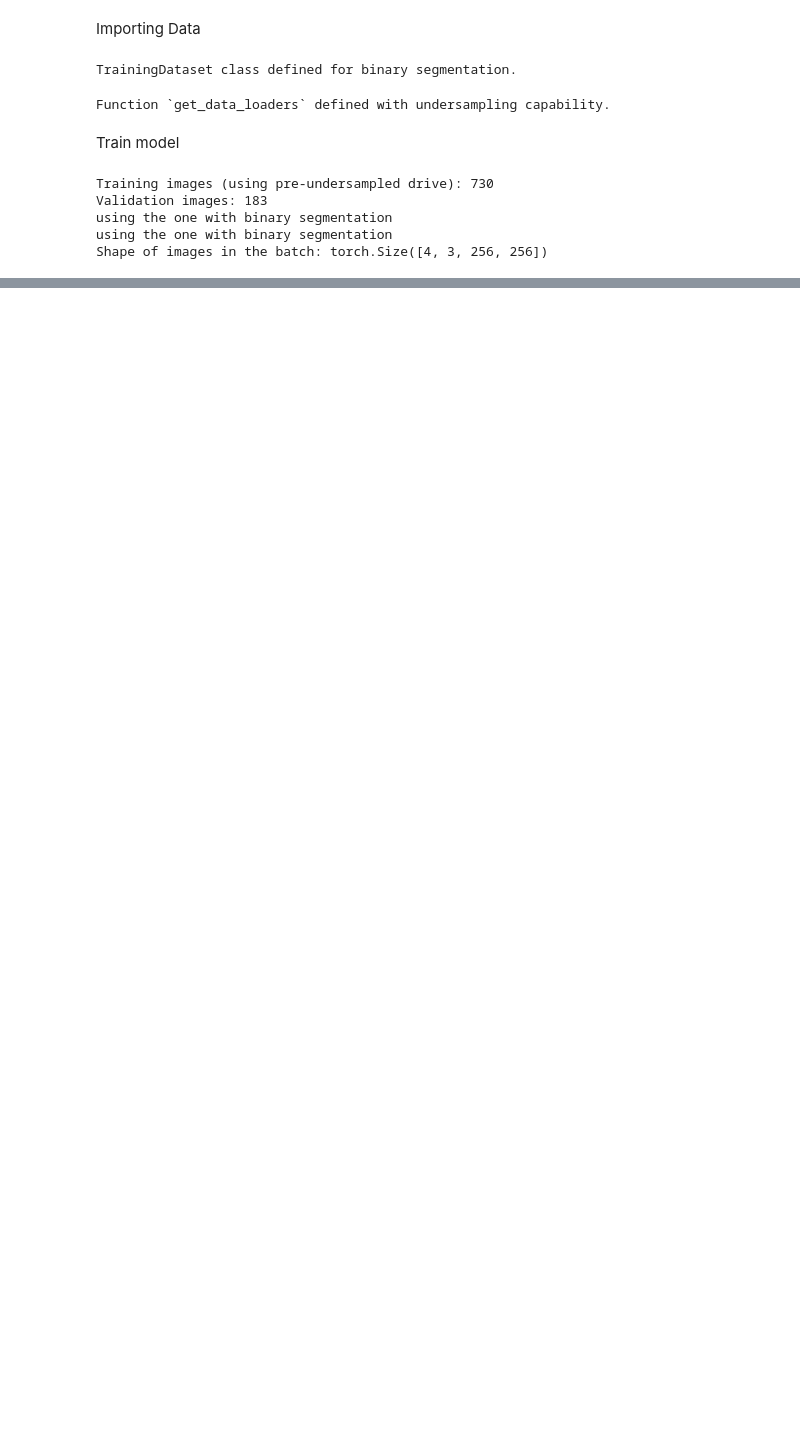
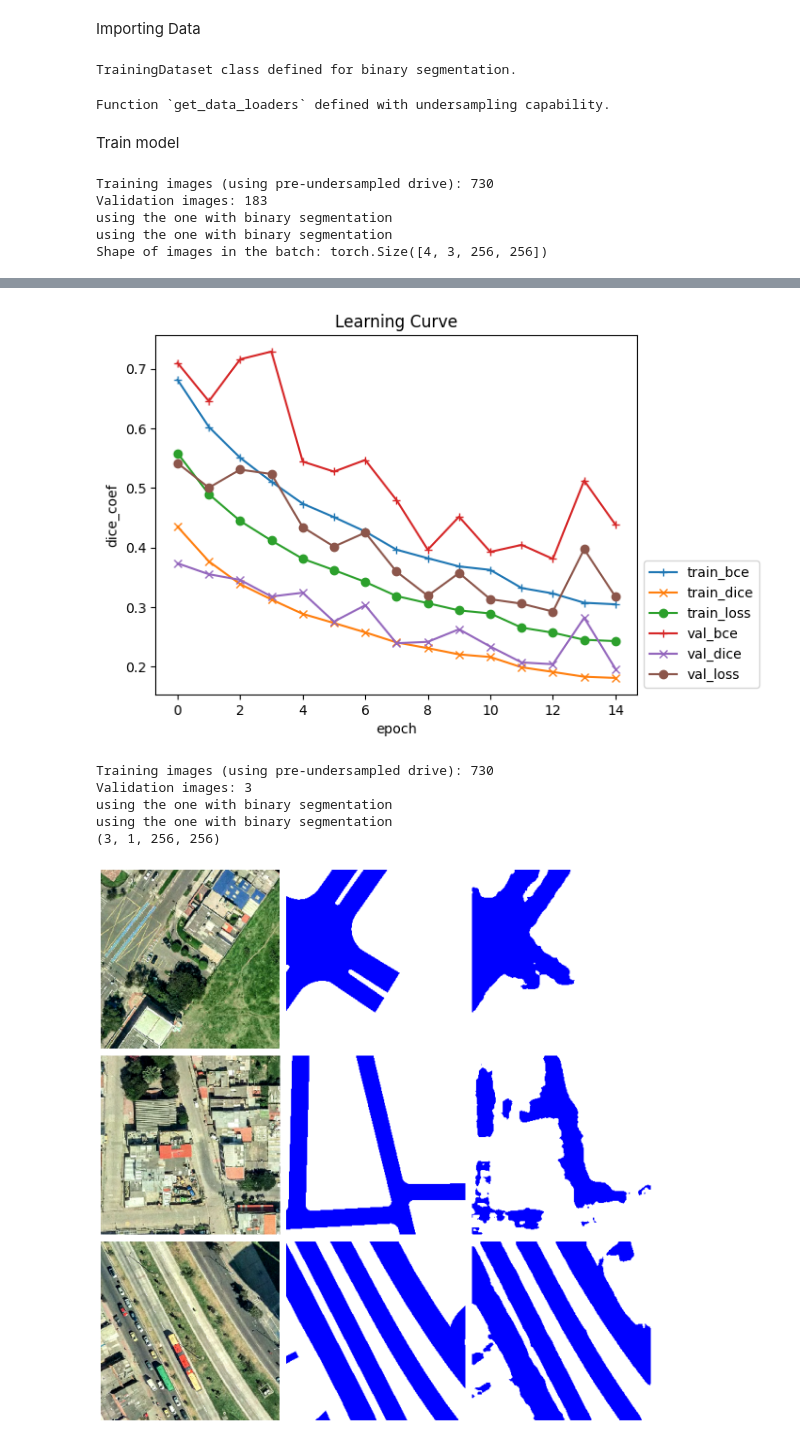
Before and after one commit to YWCat/segmentation-earthquake-damage-assessment, a Jupyter notebook: unet-roads.ipynb, the cells around one changed output, grey strips where cells are left out. Saved outputs shown, nothing was run; the diff lists cells and outputs as text; code cells hidden in the pictures; blank space fills up the shorter version.

```diff
--- a/unet-roads.ipynb
+++ b/unet-roads.ipynb
@@ -566,0 +494,65 @@ Epoch 0/4
+# %%
+from datetime import datetime
+from zoneinfo import ZoneInfo
+
+# Get the current time in a specific timezone (e.g., 'US/Pacific')
+tz = ZoneInfo('US/Pacific')
+current_time_tz = datetime.now(tz);
+
+# Print the timezone-aware time
+print(current_time_tz);
+
+
+num_class = 1 # Set num_class to 1 for binary segmentation (road vs. background)
+num_epochs = 15 #one epoch is 5 min
+device = torch.device("cuda:0" if torch.cuda.is_available() else "cpu")
+
+# Calculate pos_weight based on class distribution (from previous analysis)
+# From cell 136476f8, class_pixel_counts: Counter({np.int64(0): np.int64(33941962), np.int64(1): np.int64(13899318)})
+num_neg = 33941962 # Pixels for background
+num_pos = 13899318 # Pixels for road
+pos_weight_val = num_neg / num_pos if num_pos > 0 else 1.0 # Avoid division by zero
+#pos_weight_val = 2
+pos_weight = torch.tensor([pos_weight_val], dtype=torch.float32)
+print(f"Calculated pos_weight for BCE: {pos_weight_val:.2f}")
+
+model = UNet(n_classes=num_class).to(device)
+
+optimizer_ft = optim.Adam(filter(lambda p: p.requires_grad, model.parameters()), lr=5e-4)
+
+exp_lr_scheduler = lr_scheduler.StepLR(optimizer_ft, step_size=60, gamma=0.1)
+
+model, history = train_model(model, optimizer_ft, exp_lr_scheduler, num_epochs=num_epochs, subset_size = 1600, pos_weight=pos_weight)
+torch.save(model.state_dict(), '/Users/yujiewu/SP/model-saves/binary_road_unet.pth')
+
+# Plot learning curves
+plot_errors(history, 'Learning Curve')
+
+model.eval()  # Set model to the evaluation mode
+
+# Re-initialize dataloaders for testing/visualization, also with the small subset
+test_dataloaders = get_data_loaders(batch_size=3, subset_size=15) # Get 3 samples for plotting from the small subset
+test_loader = test_dataloaders['val'] # Use the validation set as test set for visualization
+
+# Get the first batch
+inputs, labels = next(iter(test_loader))
+inputs = inputs.to(device)
+labels = labels.to(device)
+
+# Predict
+pred = model(inputs)
+# The loss functions include the sigmoid function. Apply sigmoid to get probabilities.
+pred = F.sigmoid(pred)
+pred = pred.data.cpu().numpy()
+print(pred.shape)
+
+# Change channel-order and make 3 channels for matplot
+input_images_rgb = [reverse_transform(x) for x in inputs.cpu()]
+
+# Map each channel (i.e. class) to each color (labels and predictions will be single channel)
+target_masks_rgb = [masks_to_colorimg(x) for x in labels.cpu().numpy()]
+pred_rgb = [masks_to_colorimg(x, threshold = 0.5) for x in pred]
+
+plot_side_by_side([input_images_rgb, target_masks_rgb, pred_rgb])
+#return pred, labels, inputs # Return pred, labels, and inputs for further analysis
+# %% [output]
@@ -566,0 +576,7 @@ Epoch 0/4
+[figure, added]
+Training images (using pre-undersampled drive): 730
+Validation images: 3
+using the one with binary segmentation
+using the one with binary segmentation
+(3, 1, 256, 256)
+[figure, added]
```
Also changed, not shown: parts of 5 cells of this notebook, 4 other files.
